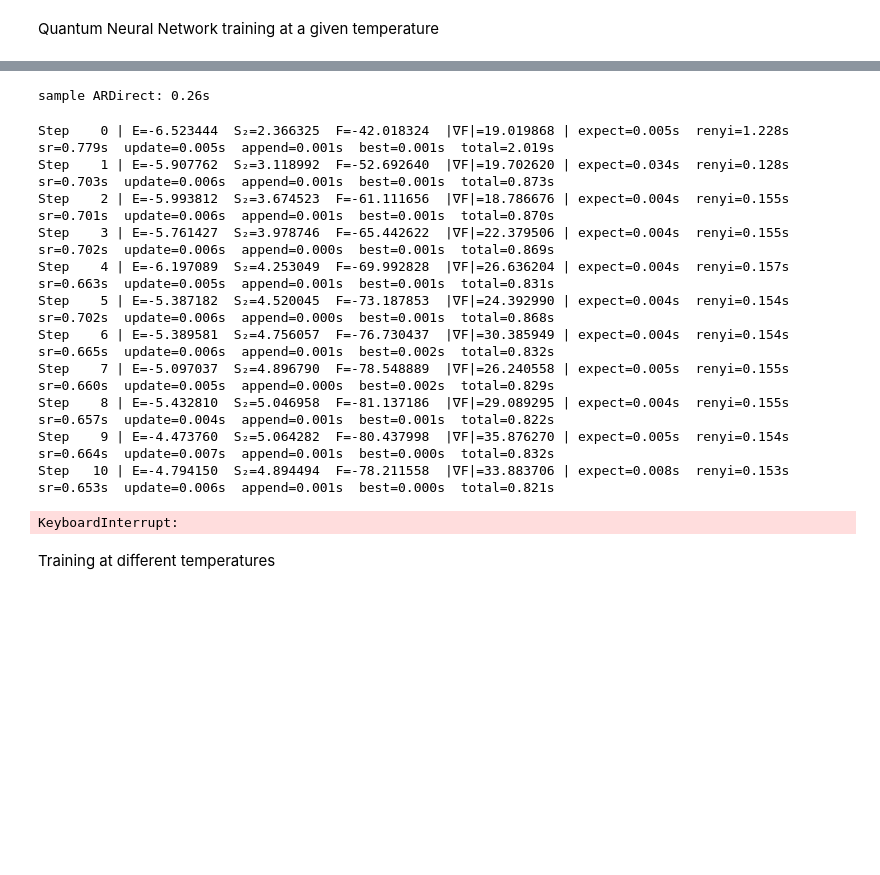
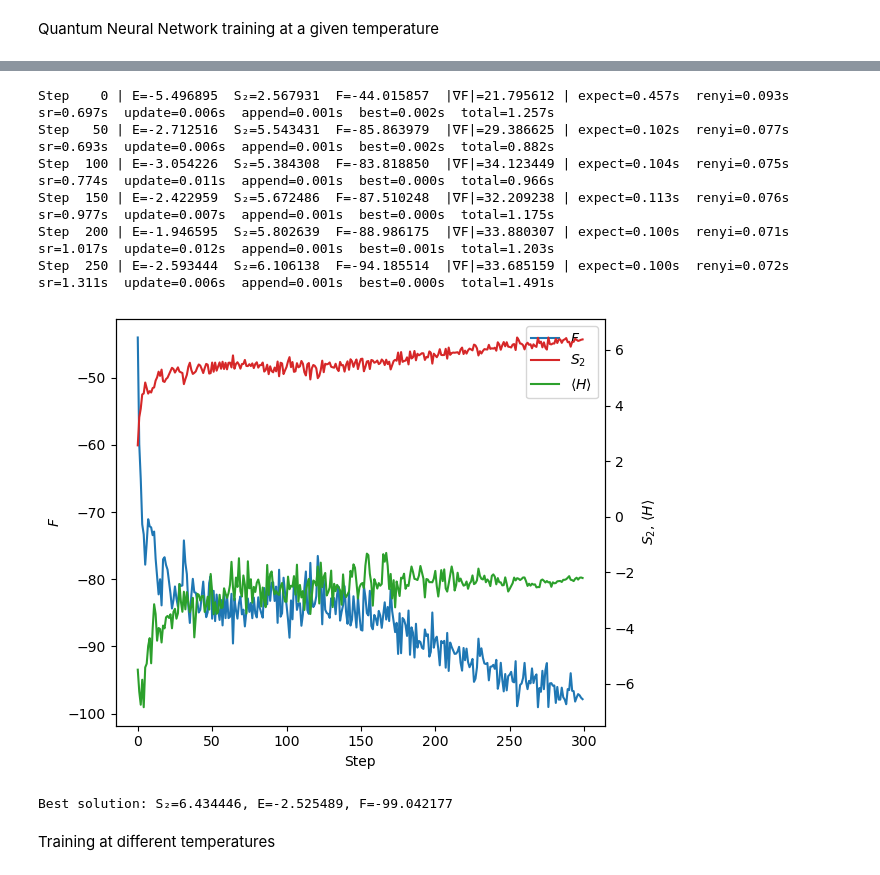
Before and after one commit to ismaelcastrouimp/TFM, a Jupyter notebook: Ancilla_Ising.ipynb, the cells around one changed output, grey strips where cells are left out. Saved outputs shown, nothing was run; the diff lists cells and outputs as text; code cells hidden in the pictures; blank space fills up the shorter version.

```diff
--- a/Ancilla_Ising.ipynb
+++ b/Ancilla_Ising.ipynb
@@ -1526,7 +1531,7 @@ def free_energy_minimize_scipy(vstate,T,partition,Hamiltonian,method="L-BFGS-B",
     }
 # %%
 def free_energy_minimize_SR_SGD(vstate, T, partition, Hamiltonian, n_steps=1000,
-                                verbose=True, isFullSum=False, plot=True,
+                                verbose=True, freq=50, isFullSum=False, plot=True,
                                 learning_rate=None, diag_shift=None):
 
     if learning_rate is None:
@@ -1536,7 +1541,8 @@ def free_energy_minimize_SR_SGD(vstate, T, partition, Hamiltonian, n_steps=1000,
 
     sr = nk.optimizer.SR(
         diag_shift=diag_shift,
-        # solver=nk.optimizer.solver.cholesky,
+        solver=nk.optimizer.solver.cholesky,
+        # solver = "cg"
         # qgt=nk.optimizer.qgt.QGTJacobianPyTree(chunk_size=512)
     )
 
@@ -1607,7 +1613,7 @@ def free_energy_minimize_SR_SGD(vstate, T, partition, Hamiltonian, n_steps=1000,
 
         t_paso = time.time() - t_inicio
 
-        if (step % 1) == 0:
+        if (step % freq) == 0:
             grad_norm = jnp.linalg.norm(jax.flatten_util.ravel_pytree(F_grad)[0])
             print(
                 f"Step {step:4d} | "
@@ -1688,58 +1777,33 @@ loss_and_grad: 0.80s
-# %%
-import time
-model = nk.models.ARNNDense(
-    hilbert=hi_extended,
-    layers=1,
-    features=16,
-    activation=jax.nn.gelu,
-)
-sampler_ar = nk.sampler.ARDirectSampler(hi_extended)
-vstate_ar = nk.vqs.MCState(sampler_ar, model, n_samples=40960)
-
-# Warm-up
-_ = vstate_ar.sample(n_samples=2*40960)
-
-# Timer
-t0 = time.time()
-all_samples = vstate_ar.sample(n_samples=2*40960).reshape(-1, vstate_ar.hilbert.size)
-jax.block_until_ready(all_samples)
-print(f"sample ARDirect: {time.time()-t0:.2f}s")
-# %% [output]
-sample ARDirect: 0.26s
 # %%
 partition = list(range(N))
 # sampler = nk.sampler.MetropolisLocal(hi_extended, n_chains=32)
 sampler = nk.sampler.ARDirectSampler(hi_extended)
 model = nk.models.ARNNDense(
     hilbert=hi_extended,
     layers=1,
     features=16,
     activation=jax.nn.gelu,
 )
 # model = RBM_Z2(alpha=1, trivial_Z2=True)
 vstate = nk.vqs.MCState(sampler, model, n_samples=40960, chunk_size=1024)
 T = 15
 
 n_steps = 300
 lr = optax.warmup_cosine_decay_schedule(0.02, 0.02, 100, n_steps, 0.001)
 # lr = optax.warmup_cosine_decay_schedule(0.05, 0.05, 80, n_steps, 0.001)
 diag_shift = optax.linear_schedule(1e-1, 1e-4, n_steps)
 
-_,_,_,f_best,E_best,S_best = free_energy_minimize_SR_SGD(vstate, T, partition, H_extended, n_steps, learning_rate=lr, diag_shift=diag_shift)
+_,_,_,f_best,E_best,S_best = free_energy_minimize_SR_SGD(vstate, T, partition, H_extended, n_steps, learning_rate=lr, diag_shift=diag_shift, freq=50)
 print(f"Best solution: S₂={S_best:.6f}, E={E_best:.6f}, F={f_best:.6f}")
 # %% [output]
-Step    0 | E=-6.523444  S₂=2.366325  F=-42.018324  |∇F|=19.019868 | expect=0.005s  renyi=1.228s  sr=0.779s  update=0.005s  append=0.001s  best=0.001s  total=2.019s
-Step    1 | E=-5.907762  S₂=3.118992  F=-52.692640  |∇F|=19.702620 | expect=0.034s  renyi=0.128s  sr=0.703s  update=0.006s  append=0.001s  best=0.001s  total=0.873s
-Step    2 | E=-5.993812  S₂=3.674523  F=-61.111656  |∇F|=18.786676 | expect=0.004s  renyi=0.155s  sr=0.701s  update=0.006s  append=0.001s  best=0.001s  total=0.870s
-Step    3 | E=-5.761427  S₂=3.978746  F=-65.442622  |∇F|=22.379506 | expect=0.004s  renyi=0.155s  sr=0.702s  update=0.006s  append=0.000s  best=0.001s  total=0.869s
-Step    4 | E=-6.197089  S₂=4.253049  F=-69.992828  |∇F|=26.636204 | expect=0.004s  renyi=0.157s  sr=0.663s  update=0.005s  append=0.001s  best=0.001s  total=0.831s
-Step    5 | E=-5.387182  S₂=4.520045  F=-73.187853  |∇F|=24.392990 | expect=0.004s  renyi=0.154s  sr=0.702s  update=0.006s  append=0.000s  best=0.001s  total=0.868s
-Step    6 | E=-5.389581  S₂=4.756057  F=-76.730437  |∇F|=30.385949 | expect=0.004s  renyi=0.154s  sr=0.665s  update=0.006s  append=0.001s  best=0.002s  total=0.832s
-Step    7 | E=-5.097037  S₂=4.896790  F=-78.548889  |∇F|=26.240558 | expect=0.005s  renyi=0.155s  sr=0.660s  update=0.005s  append=0.000s  best=0.002s  total=0.829s
-Step    8 | E=-5.432810  S₂=5.046958  F=-81.137186  |∇F|=29.089295 | expect=0.004s  renyi=0.155s  sr=0.657s  update=0.004s  append=0.001s  best=0.001s  total=0.822s
-Step    9 | E=-4.473760  S₂=5.064282  F=-80.437998  |∇F|=35.876270 | expect=0.005s  renyi=0.154s  sr=0.664s  update=0.007s  append=0.001s  best=0.000s  total=0.832s
-Step   10 | E=-4.794150  S₂=4.894494  F=-78.211558  |∇F|=33.883706 | expect=0.008s  renyi=0.153s  sr=0.653s  update=0.006s  append=0.001s  best=0.000s  total=0.821s
+Step    0 | E=-5.496895  S₂=2.567931  F=-44.015857  |∇F|=21.795612 | expect=0.457s  renyi=0.093s  sr=0.697s  update=0.006s  append=0.001s  best=0.002s  total=1.257s
+Step   50 | E=-2.712516  S₂=5.543431  F=-85.863979  |∇F|=29.386625 | expect=0.102s  renyi=0.077s  sr=0.693s  update=0.006s  append=0.001s  best=0.002s  total=0.882s
+Step  100 | E=-3.054226  S₂=5.384308  F=-83.818850  |∇F|=34.123449 | expect=0.104s  renyi=0.075s  sr=0.774s  update=0.011s  append=0.001s  best=0.000s  total=0.966s
+Step  150 | E=-2.422959  S₂=5.672486  F=-87.510248  |∇F|=32.209238 | expect=0.113s  renyi=0.076s  sr=0.977s  update=0.007s  append=0.001s  best=0.000s  total=1.175s
+Step  200 | E=-1.946595  S₂=5.802639  F=-88.986175  |∇F|=33.880307 | expect=0.100s  renyi=0.071s  sr=1.017s  update=0.012s  append=0.001s  best=0.001s  total=1.203s
+Step  250 | E=-2.593444  S₂=6.106138  F=-94.185514  |∇F|=33.685159 | expect=0.100s  renyi=0.072s  sr=1.311s  update=0.006s  append=0.001s  best=0.000s  total=1.491s
+[figure, added]
-KeyboardInterrupt:
+Best solution: S₂=6.434446, E=-2.525489, F=-99.042177
 # %%
 import time
 for step in range(3):
```
Also changed, not shown: parts of 5 cells of this notebook.
